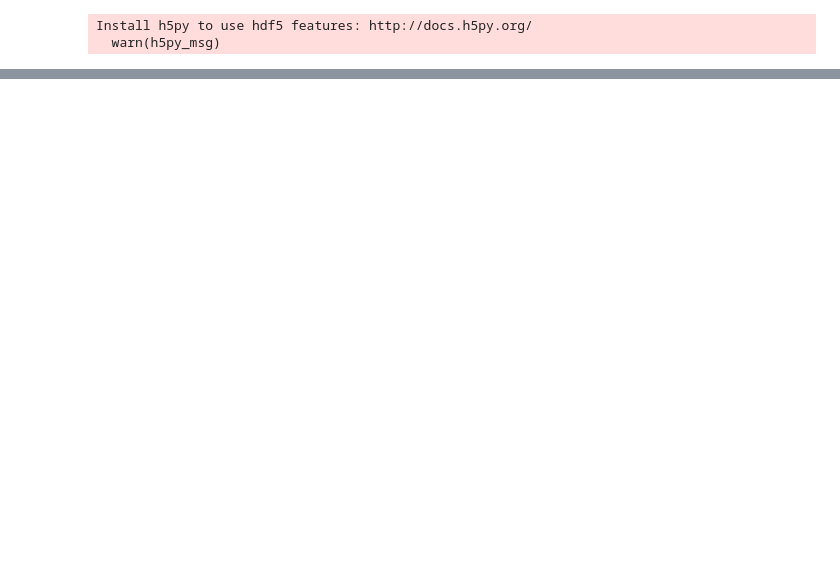
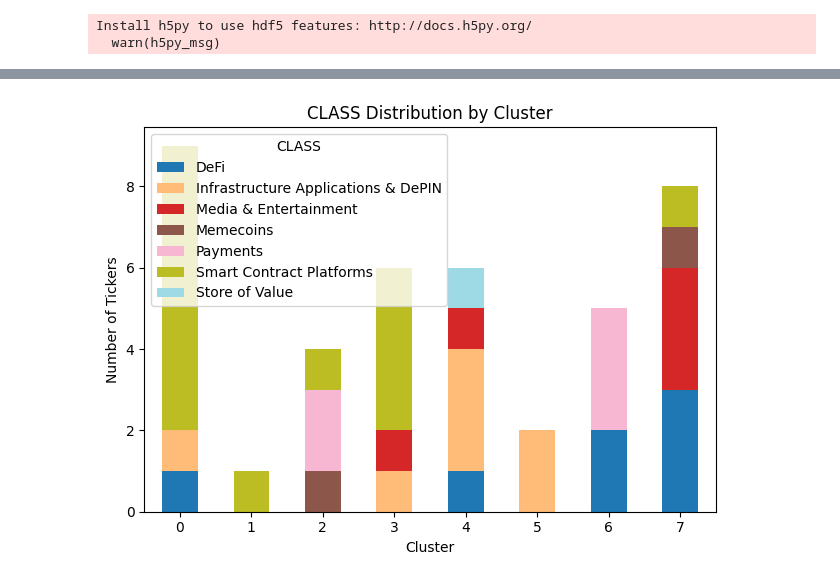
Before and after one commit to KirillKovalchuk02/thesis_clustering, a Jupyter notebook: cluster_cryptos_only_test.ipynb, the cells around one changed output, grey strips where cells are left out. Saved outputs shown, nothing was run; the diff lists cells and outputs as text; code cells hidden in the pictures; blank space fills up the shorter version.

```diff
--- a/cluster_cryptos_only_test.ipynb
+++ b/cluster_cryptos_only_test.ipynb
@@ -19,3 +22,0 @@ cryptos_df = pd.read_csv('cryptos_data_new.csv', index_col='timestamp')
-# %%
-df = cryptos_df.rolling(window=10, center=False).mean()
-labels, tickers_with_labels_kshape, _, _ = run_clustering_model(df, n_clus=15, model_name='kshape', linkage=None, return_mode='geometric', n_init=3)
@@ -41,0 +61,6 @@ tickers_with_labels_kshape
+# %%
+#kmeans_results = pd.read_csv('NEW_CLUSTERING_TUNING_FINAL/cryptos_only/kmeans.csv')
+kshape_results = pd.read_csv('NEW_CLUSTERING_TUNING_FINAL/cryptos_only/kshape.csv')
+#ahc_results = pd.read_csv('NEW_CLUSTERING_TUNING_FINAL/cryptos_only/ahc.csv')
+
+results = pd.concat([kshape_results])
@@ -65,0 +339,38 @@ plt.show()
+# %%
+def visualise_cryptos_in_clusters(ticker_to_class:dict, ticker_to_cluster_all, method, just_cryptos=True, heatmap=False):
+    df = pd.DataFrame({
+    'Ticker': list(ticker_to_class.keys()),
+    'CLASS': [ticker_to_class[t] for t in ticker_to_class],
+    'Cluster': [ticker_to_cluster_all[t] for t in ticker_to_class]
+    })
+
+    if just_cryptos:
+        df = df[df['CLASS'] == 'crypto']
+
+    pivot = df.groupby(['Cluster', 'CLASS']).size().unstack(fill_value=0)
+
+    if heatmap:
+        sns.heatmap(pivot, annot=True, fmt='d', cmap='YlGnBu')
+        plt.title('Heatmap of CLASSES per Cluster')
+        plt.xlabel('CLASS')
+        plt.ylabel('Cluster')
+        plt.tight_layout()
+
+    else:
+        pivot.plot(kind='bar', stacked=True, colormap='tab20')
+        plt.title('CLASS Distribution by Cluster')
+        plt.xlabel('Cluster')
+        plt.ylabel('Number of Tickers')
+        plt.xticks(rotation=0)
+        plt.legend(title='CLASS')
+        plt.tight_layout()
+
+
+    plt.show()
+# %%
+df = cryptos_df_weekly.rolling(window=14, center=False).mean()
+labels, tickers_with_labels_kshape, _, _ = run_clustering_model(df, n_clus=8, model_name='kshape', linkage=None, return_mode='geometric', n_init=3)
+# %%
+visualise_cryptos_in_clusters(coinbase_categories, tickers_with_labels_kshape, 'kshape', just_cryptos=False, heatmap=False)
+# %% [output]
+[figure, added]
```
Also changed, not shown: parts of 14 cells of this notebook, 13 other files.
